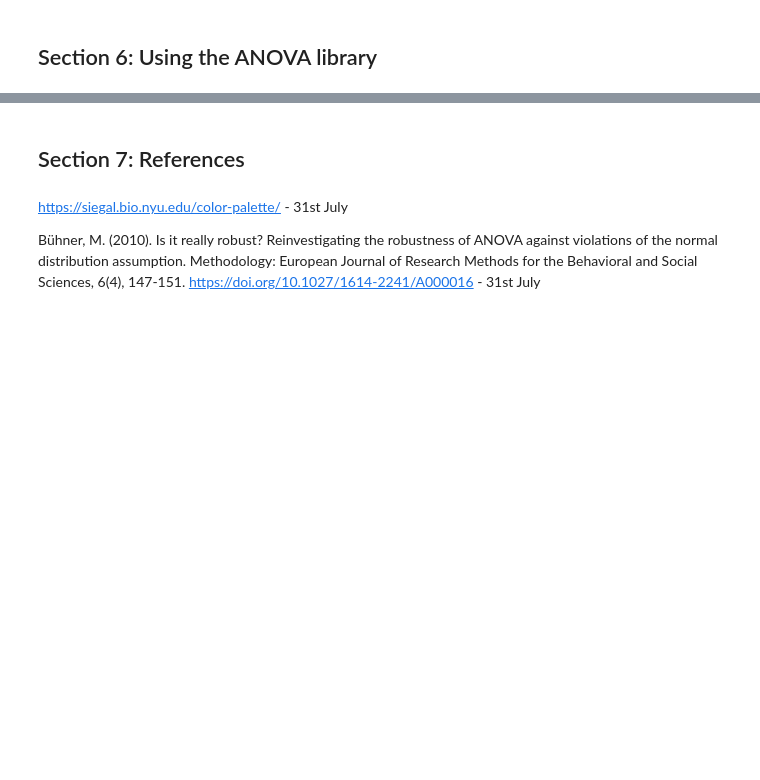
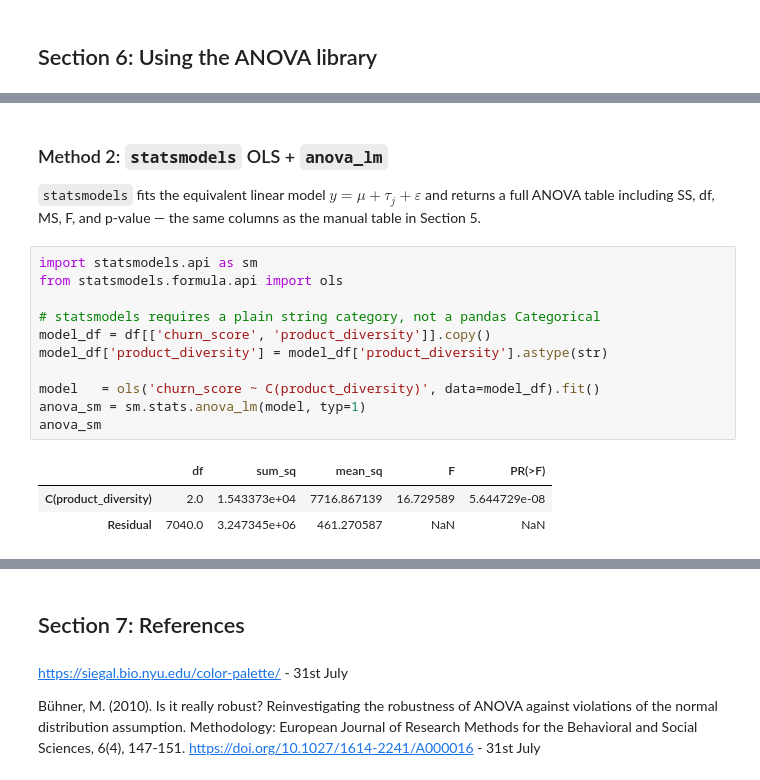
Before and after one commit to JessNicholls/asmm_summative_2, a Jupyter notebook: ASMM Summative 2.ipynb, the cells around one changed output, grey strips where cells are left out. Drawn from its saved outputs; the diff is of its cells as text; blank space fills up the shorter version.

```diff
--- a/ASMM Summative 2.ipynb
+++ b/ASMM Summative 2.ipynb
@@ -508,0 +713,19 @@ Overall the EDA has confirmed that the dataset is suitable for further analysis.
+# %% [markdown]
+### Method 2: `statsmodels` OLS + `anova_lm`
+
+`statsmodels` fits the equivalent linear model $y = \mu + \tau_j + \varepsilon$ and returns a full ANOVA table including SS, df, MS, F, and p-value — the same columns as the manual table in Section 5.
+# %%
+import statsmodels.api as sm
+from statsmodels.formula.api import ols
+
+# statsmodels requires a plain string category, not a pandas Categorical
+model_df = df[['churn_score', 'product_diversity']].copy()
+model_df['product_diversity'] = model_df['product_diversity'].astype(str)
+
+model   = ols('churn_score ~ C(product_diversity)', data=model_df).fit()
+anova_sm = sm.stats.anova_lm(model, typ=1)
+anova_sm
+# %% [output]
+|  | df | sum_sq | mean_sq | F | PR(>F) |
+| C(product_diversity) | 2.0 | 1.543373e+04 | 7716.867139 | 16.729589 | 5.644729e-08 |
+| Residual | 7040.0 | 3.247345e+06 | 461.270587 | NaN | NaN |
```
Also changed, not shown: parts of 24 cells of this notebook.
